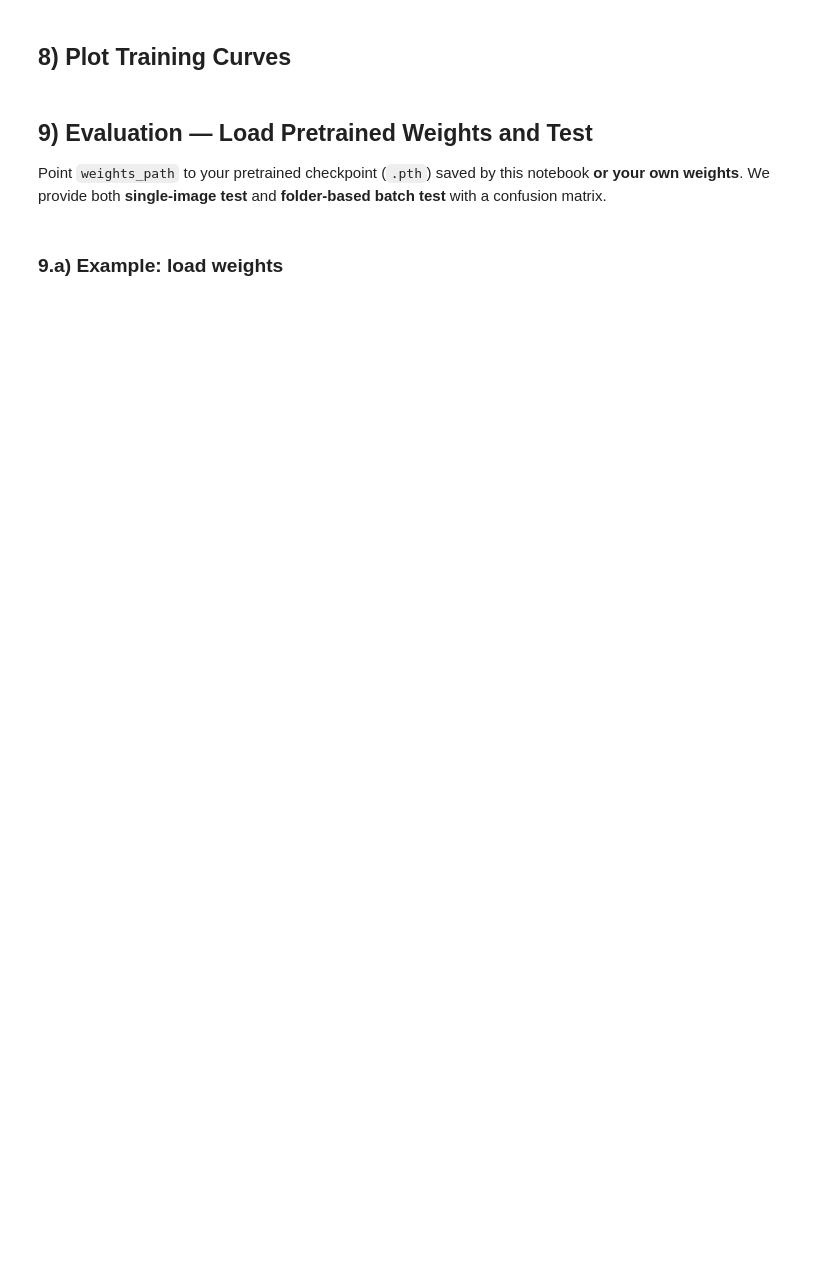
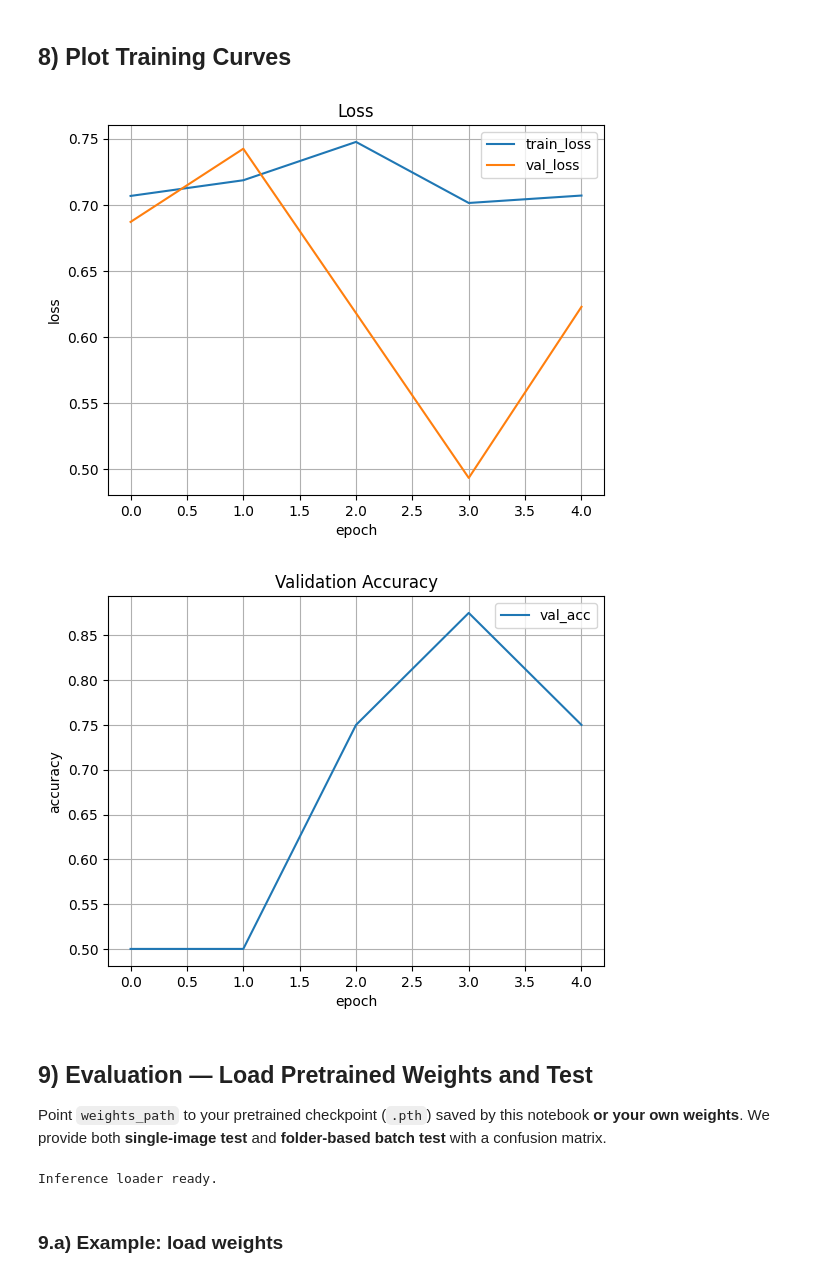
Before and after one commit to KikuchiJun1/MicroTas-2025-Workshop-11, a Jupyter notebook: classification/Classification_V3.ipynb, the cells around one changed output. Drawn from its saved outputs; the diff is of its cells as text; code cells hidden in the pictures; blank space fills up the shorter version.

```diff
--- a/classification/Classification_V3.ipynb
+++ b/classification/Classification_V3.ipynb
@@ -661,16 +667,38 @@ Classes: ['Abnormal', 'Normal'] | num_classes: 2
 ## 8) Plot Training Curves
 # %%
 # Plot loss and val accuracy
+# Run this in a fresh cell AFTER training
+import matplotlib.pyplot as plt
+
+assert 'history' in globals(), "history not defined — run the training cell first."
+
+# Optional: quick sanity
+for k in ["train_loss","val_loss","val_acc"]:
+    assert k in history, f"history missing '{k}'"
+
+# Loss curves
 plt.figure()
 plt.plot(history["train_loss"], label="train_loss")
 plt.plot(history["val_loss"], label="val_loss")
-plt.xlabel("epoch"); plt.ylabel("loss"); plt.legend(); plt.title("Loss")
+plt.xlabel("epoch")
+plt.ylabel("loss")
+plt.title("Loss")
+plt.legend()
+plt.grid(True)
 
+# Validation accuracy
 plt.figure()
 plt.plot(history["val_acc"], label="val_acc")
-plt.xlabel("epoch"); plt.ylabel("accuracy"); plt.legend(); plt.title("Validation Accuracy")
+plt.xlabel("epoch")
+plt.ylabel("accuracy")
+plt.title("Validation Accuracy")
+plt.legend()
+plt.grid(True)
 
 plt.show()
+# %% [output]
+[figure, added]
+[figure, added]
 # %% [markdown]
 ## 9) Evaluation — Load Pretrained Weights and Test
 Point `weights_path` to your pretrained checkpoint (`.pth`) saved by this notebook **or your own weights**. We provide both **single‑image test** and **folder‑based batch test** with a confusion matrix.
@@ -708,5 +736,7 @@ def load_model_for_inference(weights_path: str, num_classes=2, class_names_overr
     return model, class_names
 
 print("Inference loader ready.")
+# %% [output]
+Inference loader ready.
 # %% [markdown]
 ### 9.a) Example: load weights
```
Also changed, not shown: parts of 3 cells of this notebook.
